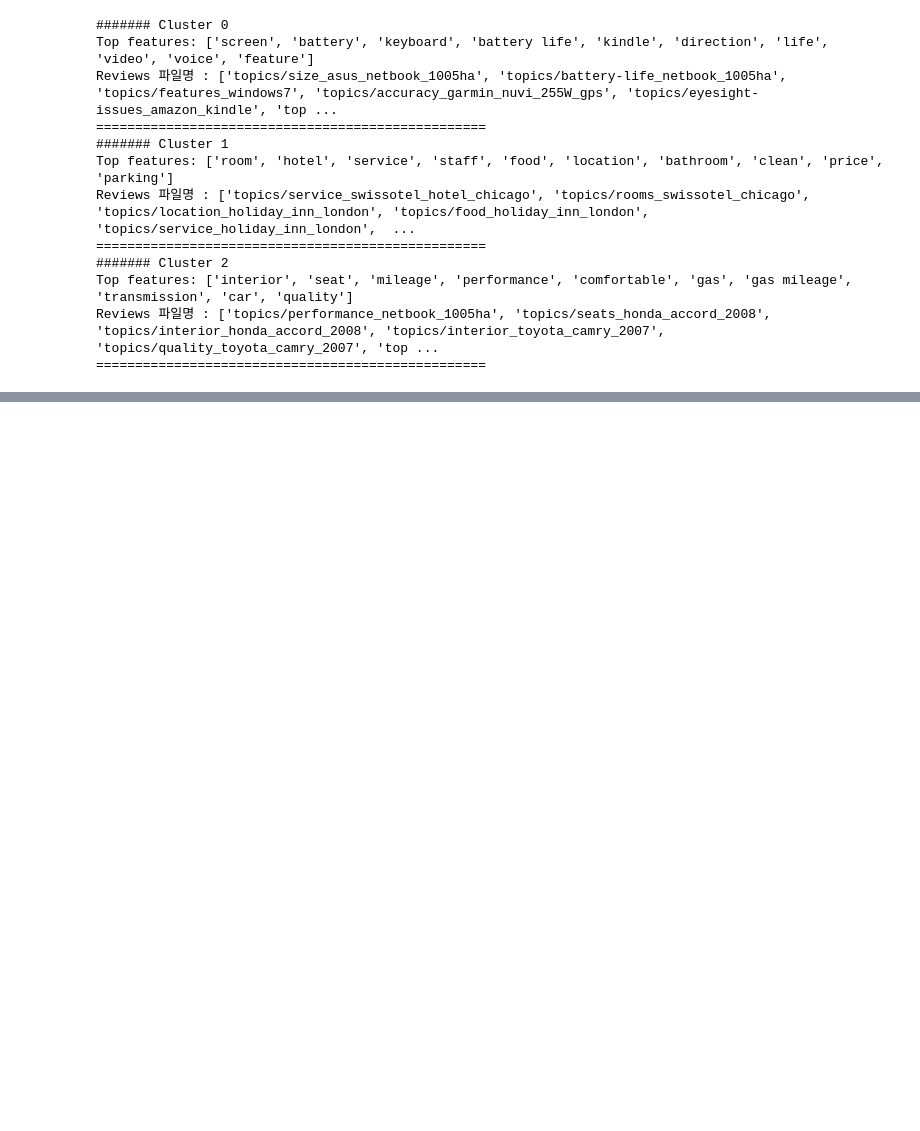
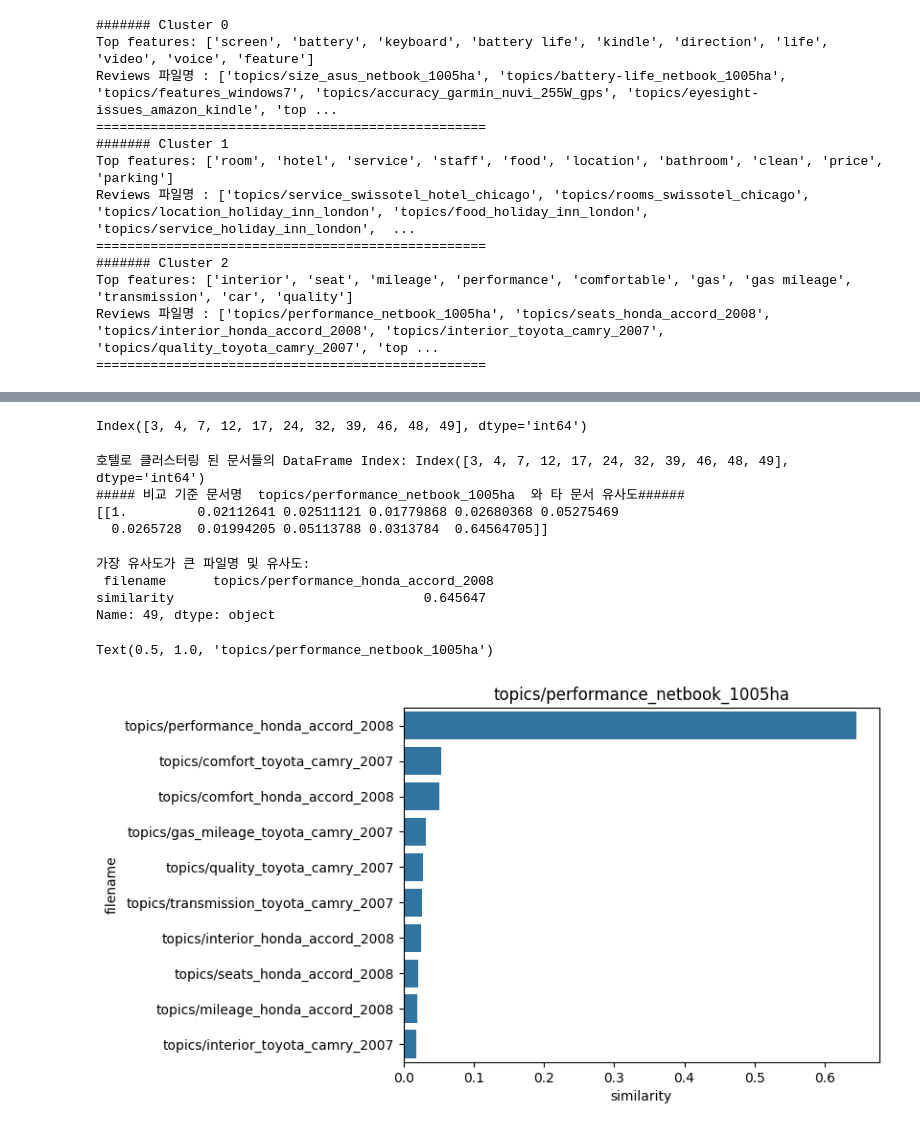
Before and after one commit to suhyeon03/study_ML_, a Jupyter notebook: _text_mining_practice.ipynb, the cells around one changed output, grey strips where cells are left out. Drawn from its saved outputs; the diff is of its cells as text; code cells hidden in the pictures; blank space fills up the shorter version.

```diff
--- a/_text_mining_practice.ipynb
+++ b/_text_mining_practice.ipynb
@@ -1426,0 +1619,57 @@ Reviews 파일명 : ['topics/performance_netbook_1005ha', 'topics/seats_honda_ac
+# %%
+hotel_indexes = document_df[document_df['cluster_label']==2].index
+hotel_indexes
+# %% [output]
+Index([3, 4, 7, 12, 17, 24, 32, 39, 46, 48, 49], dtype='int64')
+# %%
+from sklearn.metrics.pairwise import cosine_similarity
+
+# cluster_label=2인 데이터는 호텔로 클러스터링된 데이터임. DataFrame에서 해당 Index를 추출
+hotel_indexes = document_df[document_df['cluster_label']==2].index
+print('호텔로 클러스터링 된 문서들의 DataFrame Index:', hotel_indexes)
+
+# 호텔로 클러스터링된 데이터 중 첫번째 문서를 추출하여 파일명 표시.
+comparison_docname = document_df.iloc[hotel_indexes[0]]['filename']
+print('##### 비교 기준 문서명 ',comparison_docname,' 와 타 문서 유사도######')
+
+''' document_df에서 추출한 Index 객체를 feature_vect로 입력하여 호텔 클러스터링된 feature_vect 추출
+이를 이용하여 호텔로 클러스터링된 문서 중 첫번째 문서와 다른 문서간의 코사인 유사도 측정.'''
+similarity_pair = cosine_similarity(feature_vect[hotel_indexes[0]] , feature_vect[hotel_indexes])
+print(similarity_pair)
+# %% [output]
+호텔로 클러스터링 된 문서들의 DataFrame Index: Index([3, 4, 7, 12, 17, 24, 32, 39, 46, 48, 49], dtype='int64')
+##### 비교 기준 문서명  topics/performance_netbook_1005ha  와 타 문서 유사도######
+[[1.         0.02112641 0.02511121 0.01779868 0.02680368 0.05275469
+  0.0265728  0.01994205 0.05113788 0.0313784  0.64564705]]
+# %%
+import seaborn as sns
+import numpy as np
+import matplotlib.pyplot as plt
+%matplotlib inline
+
+# argsort()를 이용하여 앞예제의 첫번째 문서와 타 문서간 유사도가 큰 순으로 정렬한 인덱스 추출하되 자기 자신은 제외.
+sorted_index = similarity_pair.argsort()[:,::-1]
+sorted_index = sorted_index[:, 1:]
+
+# 유사도가 큰 순으로 hotel_indexes를 추출하여 재 정렬
+hotel_sorted_indexes = hotel_indexes[sorted_index.reshape(-1)]
+
+# 유사도가 큰 순으로 유사도 값을 재정렬하되 자기 자신은 제외
+hotel_1_sim_value = np.sort(similarity_pair.reshape(-1))[::-1]
+hotel_1_sim_value = hotel_1_sim_value[1:]
+
+# 유사도가 큰 순으로 정렬된 인덱스와 유사도 값을 이용해 파일명과 유사도값을 막대 그래프로 시각화
+hotel_1_sim_df = pd.DataFrame()
+hotel_1_sim_df['filename'] = document_df.iloc[hotel_sorted_indexes]['filename']
+hotel_1_sim_df['similarity'] = hotel_1_sim_value
+print('가장 유사도가 큰 파일명 및 유사도:\n', hotel_1_sim_df.iloc[0, :])
+
+sns.barplot(x='similarity', y='filename',data=hotel_1_sim_df)
+plt.title(comparison_docname)
+# %% [output]
+가장 유사도가 큰 파일명 및 유사도:
+ filename      topics/performance_honda_accord_2008
+similarity                                0.645647
+Name: 49, dtype: object
+Text(0.5, 1.0, 'topics/performance_netbook_1005ha')
+[figure, added]
```
Also changed, not shown: parts of 15 cells of this notebook.
